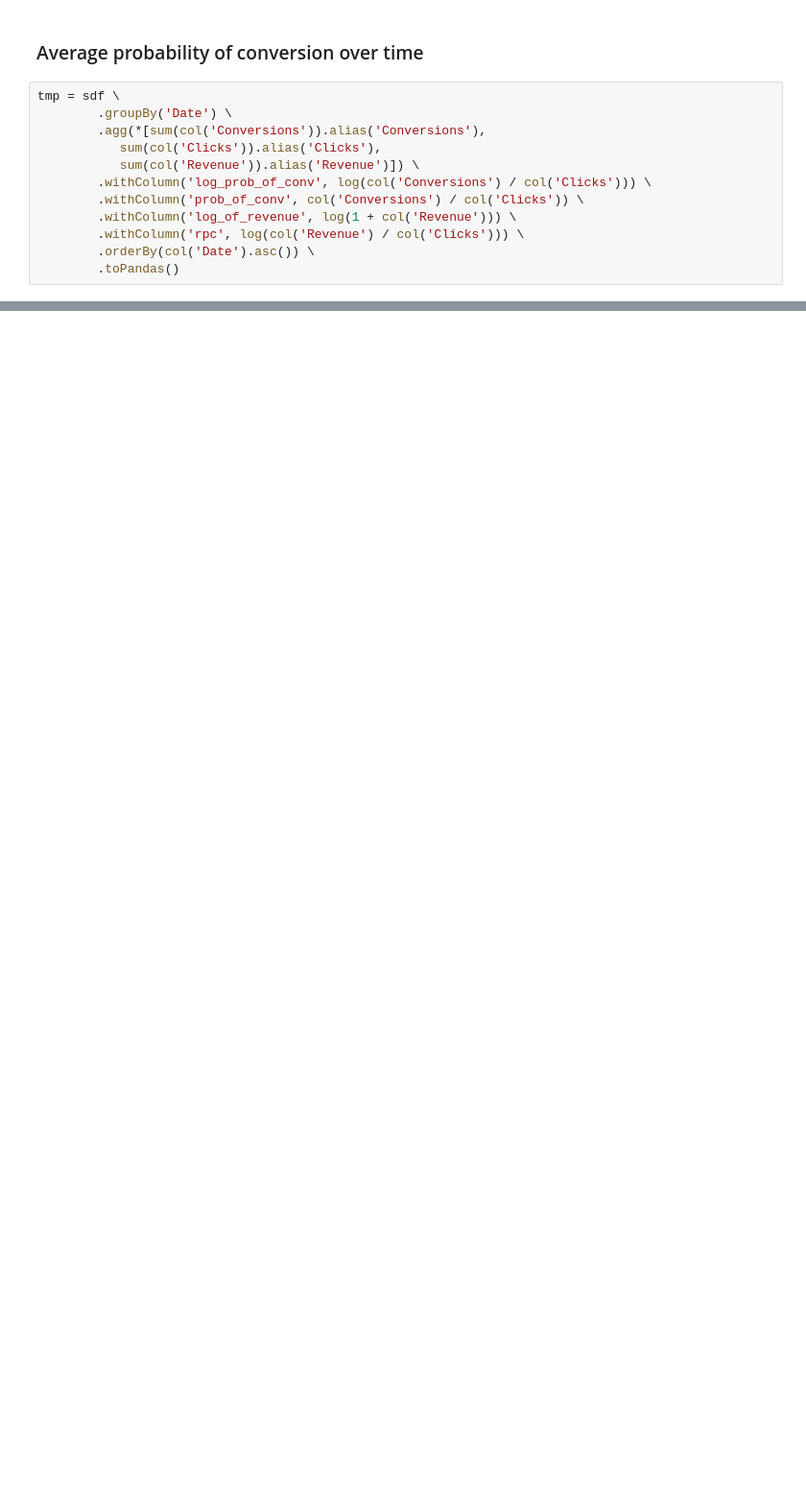
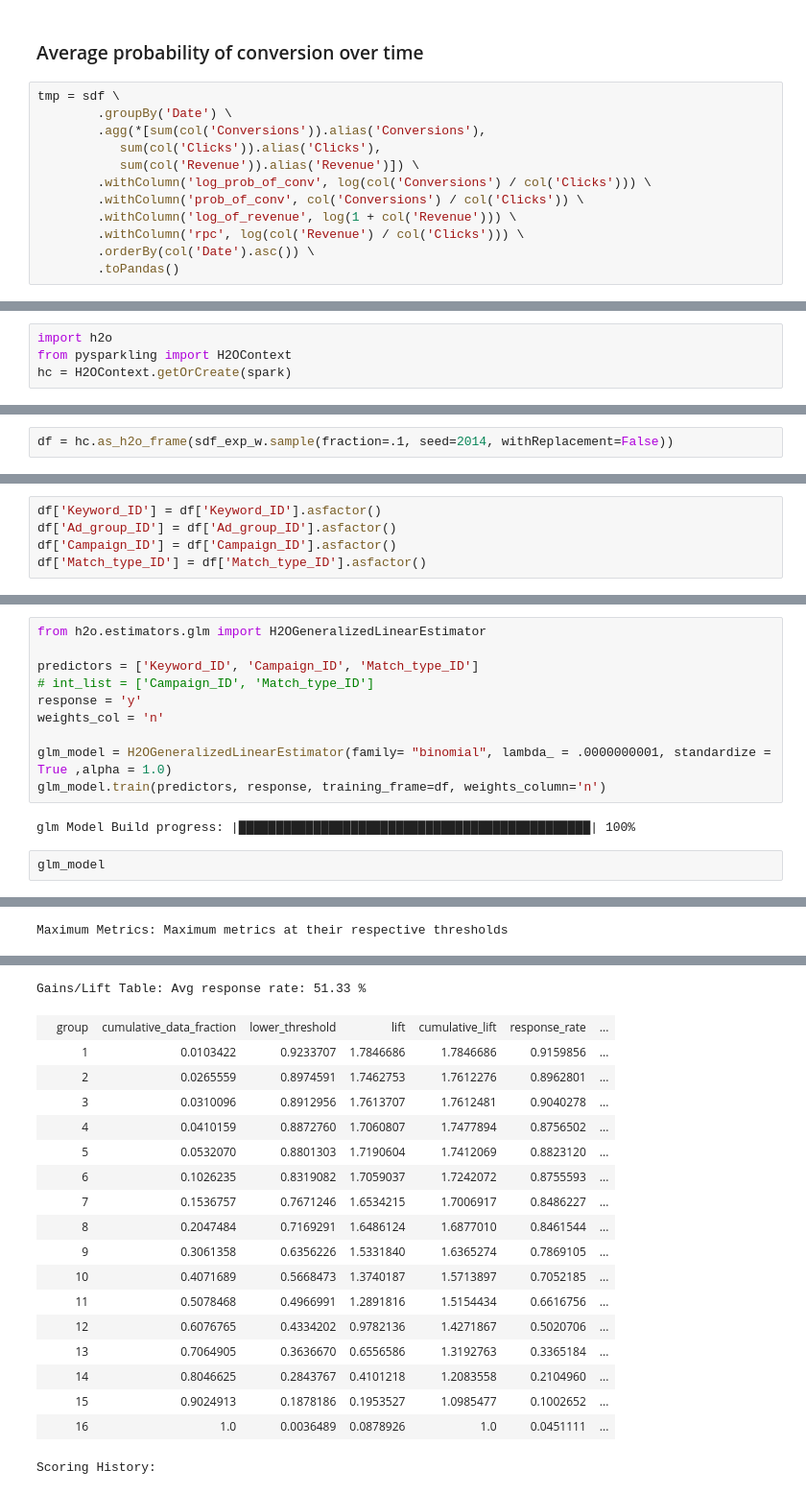
Before and after one commit to jakubglinka/ml-rpc, a Jupyter notebook: notebooks/revenue_per_click_prediction.ipynb, the cells around one changed output, grey strips where cells are left out. Shown at 96% size. Drawn from its saved outputs; the diff is of its cells as text; blank space fills up the shorter version.

Commit message:
started glm model on balanced classes as a baseline

```diff
--- a/notebooks/revenue_per_click_prediction.ipynb
+++ b/notebooks/revenue_per_click_prediction.ipynb
@@ -336,0 +389,4 @@ ggplot(aes(x='Date', y='prob_of_conv'), data=tmp) + geom_line() + theme_bw()
+# %%
+import h2o
+from pysparkling import H2OContext
+hc = H2OContext.getOrCreate(spark)
@@ -336,0 +419,2 @@ ggplot(aes(x='Date', y='prob_of_conv'), data=tmp) + geom_line() + theme_bw()
+# %%
+df = hc.as_h2o_frame(sdf_exp_w.sample(fraction=.1, seed=2014, withReplacement=False))
@@ -336,0 +435,5 @@ ggplot(aes(x='Date', y='prob_of_conv'), data=tmp) + geom_line() + theme_bw()
+# %%
+df['Keyword_ID'] = df['Keyword_ID'].asfactor()
+df['Ad_group_ID'] = df['Ad_group_ID'].asfactor()
+df['Campaign_ID'] = df['Campaign_ID'].asfactor()
+df['Match_type_ID'] = df['Match_type_ID'].asfactor()
@@ -336,0 +445,15 @@ ggplot(aes(x='Date', y='prob_of_conv'), data=tmp) + geom_line() + theme_bw()
+# %%
+from h2o.estimators.glm import H2OGeneralizedLinearEstimator
+
+predictors = ['Keyword_ID', 'Campaign_ID', 'Match_type_ID']
+# int_list = ['Campaign_ID', 'Match_type_ID']
+response = 'y'
+weights_col = 'n'
+
+glm_model = H2OGeneralizedLinearEstimator(family= "binomial", lambda_ = .0000000001, standardize = True ,alpha = 1.0)
+glm_model.train(predictors, response, training_frame=df, weights_column='n')
+# %% [output]
+glm Model Build progress: |███████████████████████████████████████████████| 100%
+# %%
+glm_model
+# %% [output]
@@ -336,0 +484 @@ ggplot(aes(x='Date', y='prob_of_conv'), data=tmp) + geom_line() + theme_bw()
+Maximum Metrics: Maximum metrics at their respective thresholds
@@ -336,0 +496,19 @@ ggplot(aes(x='Date', y='prob_of_conv'), data=tmp) + geom_line() + theme_bw()
+Gains/Lift Table: Avg response rate: 51.33 %
+|  | group | cumulative_data_fraction | lower_threshold | lift | cumulative_lift | response_rate | ... |
+|  | 1 | 0.0103422 | 0.9233707 | 1.7846686 | 1.7846686 | 0.9159856 | ... |
+|  | 2 | 0.0265559 | 0.8974591 | 1.7462753 | 1.7612276 | 0.8962801 | ... |
+|  | 3 | 0.0310096 | 0.8912956 | 1.7613707 | 1.7612481 | 0.9040278 | ... |
+|  | 4 | 0.0410159 | 0.8872760 | 1.7060807 | 1.7477894 | 0.8756502 | ... |
+|  | 5 | 0.0532070 | 0.8801303 | 1.7190604 | 1.7412069 | 0.8823120 | ... |
+|  | 6 | 0.1026235 | 0.8319082 | 1.7059037 | 1.7242072 | 0.8755593 | ... |
+|  | 7 | 0.1536757 | 0.7671246 | 1.6534215 | 1.7006917 | 0.8486227 | ... |
+|  | 8 | 0.2047484 | 0.7169291 | 1.6486124 | 1.6877010 | 0.8461544 | ... |
+|  | 9 | 0.3061358 | 0.6356226 | 1.5331840 | 1.6365274 | 0.7869105 | ... |
+|  | 10 | 0.4071689 | 0.5668473 | 1.3740187 | 1.5713897 | 0.7052185 | ... |
+|  | 11 | 0.5078468 | 0.4966991 | 1.2891816 | 1.5154434 | 0.6616756 | ... |
+|  | 12 | 0.6076765 | 0.4334202 | 0.9782136 | 1.4271867 | 0.5020706 | ... |
+|  | 13 | 0.7064905 | 0.3636670 | 0.6556586 | 1.3192763 | 0.3365184 | ... |
+|  | 14 | 0.8046625 | 0.2843767 | 0.4101218 | 1.2083558 | 0.2104960 | ... |
+|  | 15 | 0.9024913 | 0.1878186 | 0.1953527 | 1.0985477 | 0.1002652 | ... |
+|  | 16 | 1.0 | 0.0036489 | 0.0878926 | 1.0 | 0.0451111 | ... |
+Scoring History:
```
Also changed, not shown: parts of 28 cells of this notebook.
